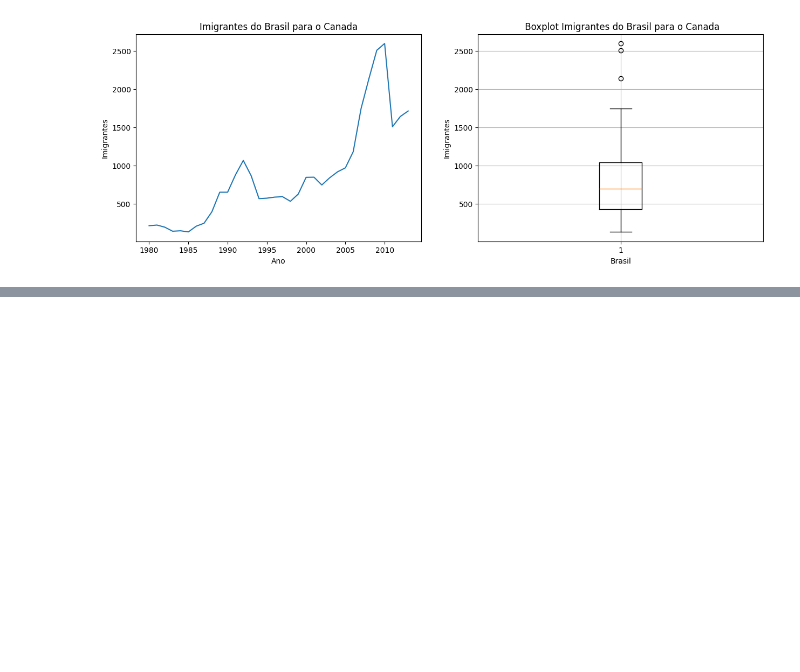
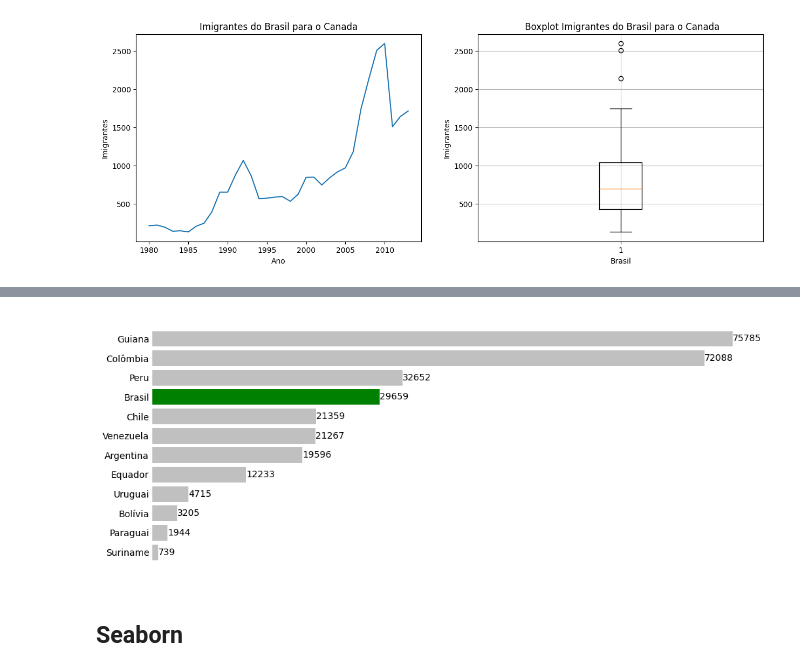
Before and after one commit to EduardoAMelo/ML_Engineering, a Jupyter notebook: data_visualization/classroom.ipynb, the cells around one changed output, grey strips where cells are left out. Drawn from its saved outputs; the diff is of its cells as text; code cells hidden in the pictures; blank space fills up the shorter version.

```diff
--- a/data_visualization/classroom.ipynb
+++ b/data_visualization/classroom.ipynb
@@ -147,0 +150,3 @@ plt.show()
+# %%
+america_sul = data.query('Região=="América do Sul"')
+america_sul_sorted = america_sul.sort_values('Total', ascending=True)
@@ -147,0 +171,24 @@ plt.show()
+# %%
+cores = []
+
+for pais in america_sul_sorted.index:
+    if pais == 'Brasil':
+        cores.append('green')
+    else:
+        cores.append('silver')
+
+
+fig, ax = plt.subplots(figsize=(12,5))
+ax.barh(america_sul_sorted.index, america_sul_sorted['Total'], color=cores)
+
+for i, v, in enumerate(america_sul_sorted['Total']):
+    ax.text(v + 20, i, str(v), color='black', fontsize=10, ha='left', va='center')
+
+ax.set_frame_on(False)
+ax.get_xaxis().set_visible(False)
+ax.tick_params(axis='both', which='both', length=0)
+plt.show()
+# %% [output]
+[figure, added]
+# %% [markdown]
+## Seaborn
```
Also changed, not shown: parts of 19 cells of this notebook, 1 other file.
